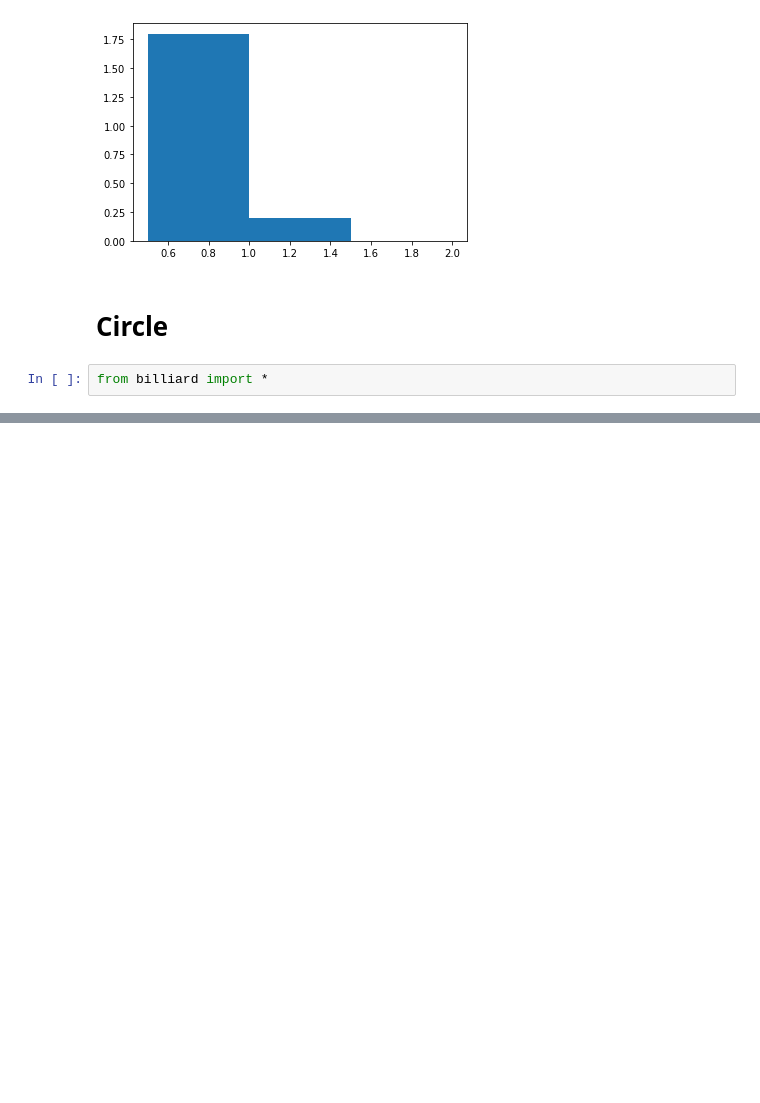
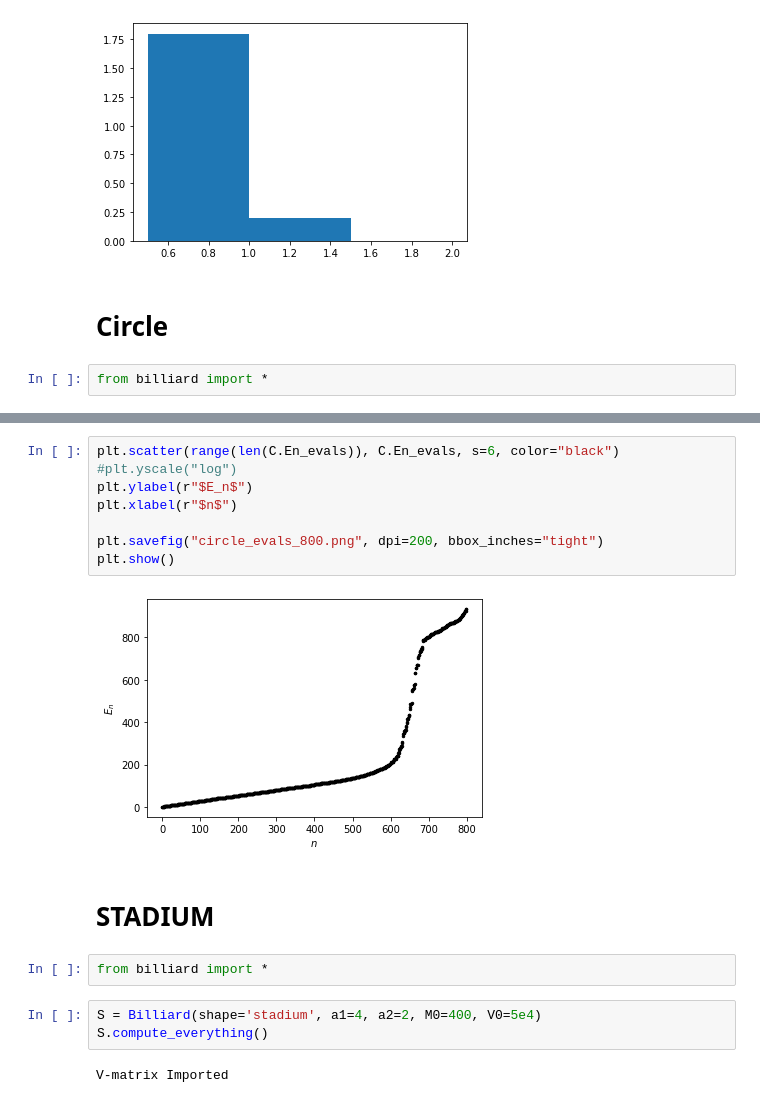
Before and after one commit to benjaminorthner/cms_exam_project, a Jupyter notebook: billiard/billiard.ipynb, the cells around one changed output, grey strips where cells are left out. Cells and saved outputs as stored; diff of their text form; blank space fills up the shorter version.

```diff
--- a/billiard/billiard.ipynb
+++ b/billiard/billiard.ipynb
@@ -119,0 +116,19 @@ sorted(C.En_evals[:20])
+# %%
+plt.scatter(range(len(C.En_evals)), C.En_evals, s=6, color="black")
+#plt.yscale("log")
+plt.ylabel(r"$E_n$")
+plt.xlabel(r"$n$")
+
+plt.savefig("circle_evals_800.png", dpi=200, bbox_inches="tight")
+plt.show()
+# %% [output]
+[figure, added]
+# %% [markdown]
+# STADIUM
+# %%
+from billiard import *
+# %%
+S = Billiard(shape='stadium', a1=4, a2=2, M0=400, V0=5e4)
+S.compute_everything()
+# %% [output]
+V-matrix Imported
```
Also changed, not shown: parts of 7 cells of this notebook, 10 other files.
